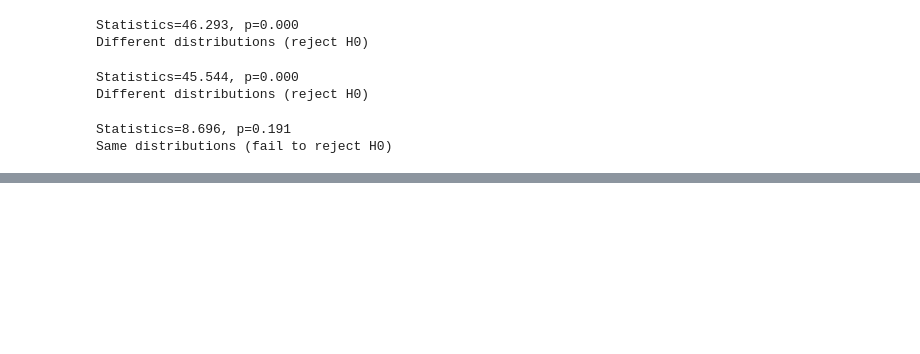
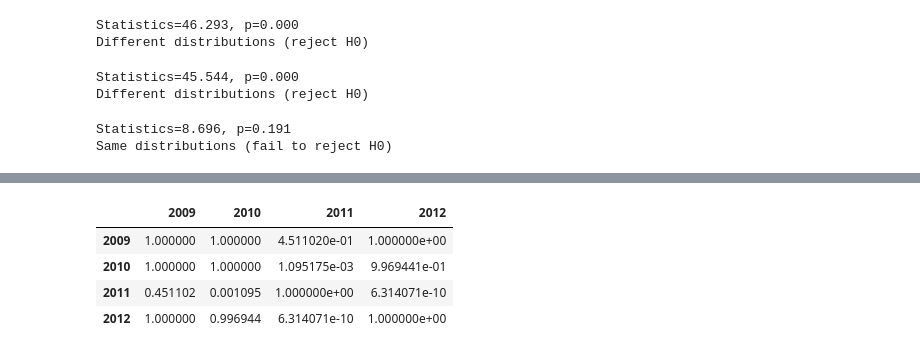
Before and after one commit to dray89/Python, a Jupyter notebook: Kickstarter_dataproject.ipynb, the cells around one changed output, grey strips where cells are left out. Drawn from its saved outputs; the diff is of its cells as text; code cells hidden in the pictures; blank space fills up the shorter version.

```diff
--- a/Kickstarter_dataproject.ipynb
+++ b/Kickstarter_dataproject.ipynb
@@ -509,0 +529,8 @@ Same distributions (fail to reject H0)
+# %%
+scikit_posthocs.posthoc_dunn(new_df, val_col='status_dummy', group_col='year', p_adjust='bonferroni')
+# %% [output]
+|  | 2009 | 2010 | 2011 | 2012 |
+| 2009 | 1.000000 | 1.000000 | 4.511020e-01 | 1.000000e+00 |
+| 2010 | 1.000000 | 1.000000 | 1.095175e-03 | 9.969441e-01 |
+| 2011 | 0.451102 | 0.001095 | 1.000000e+00 | 6.314071e-10 |
+| 2012 | 1.000000 | 0.996944 | 6.314071e-10 | 1.000000e+00 |
```
Also changed, not shown: parts of 5 cells of this notebook.
